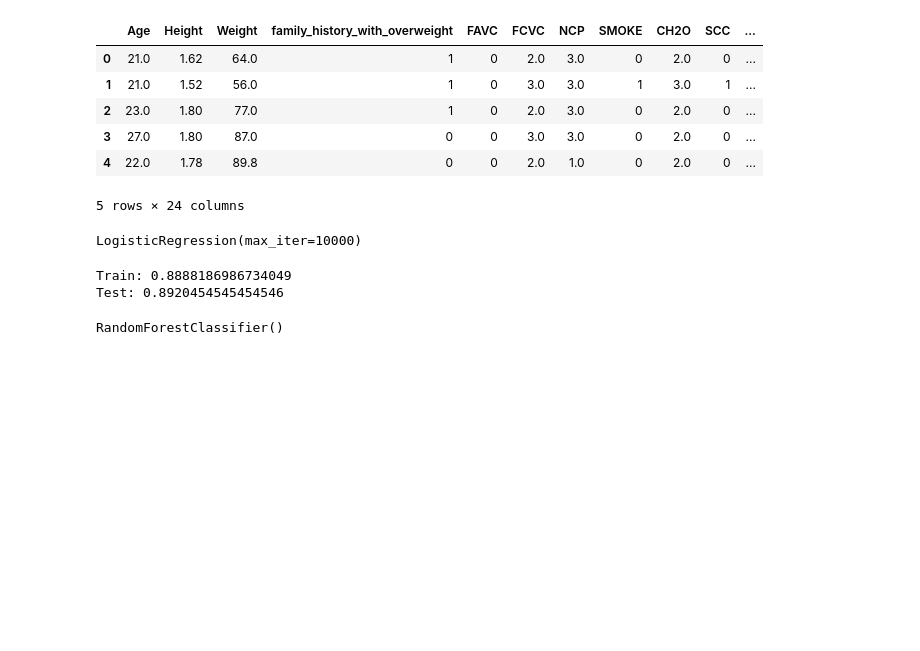
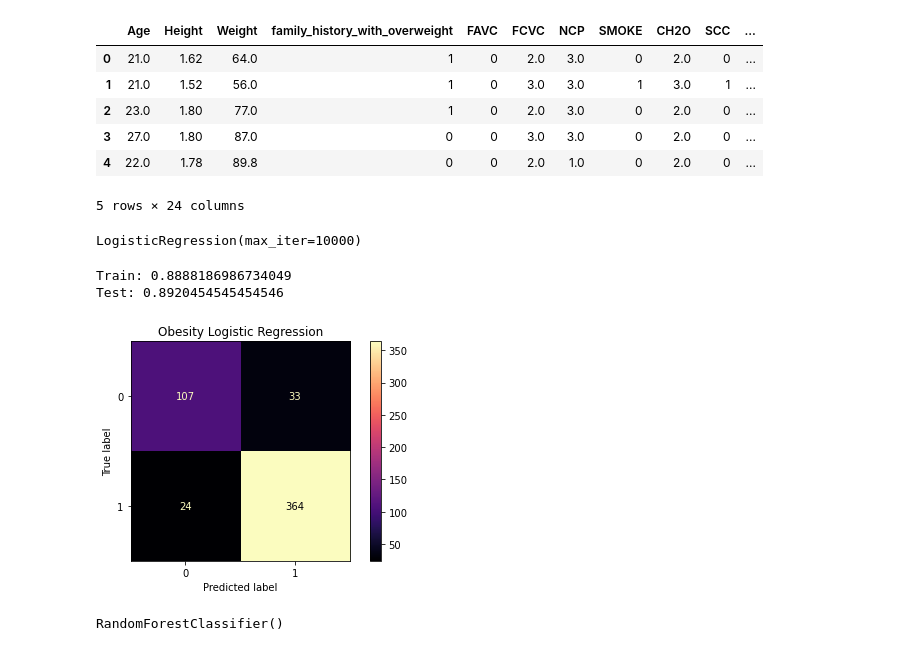
Before and after one commit to sbhewitt/Obesity-Group-Project, a Jupyter notebook: code/rick_model_classification.ipynb, the cells around one changed output. Drawn from its saved outputs; the diff is of its cells as text; code cells hidden in the pictures; blank space fills up the shorter version.

```diff
--- a/code/rick_model_classification.ipynb
+++ b/code/rick_model_classification.ipynb
@@ -39,6 +40,18 @@ print(f'Test: {logreg.score(X_test, y_test)}')
 # %% [output]
 Train: 0.8888186986734049
 Test: 0.8920454545454546
+# %%
+predslog = logreg.predict(X_test)
+# %%
+ConfusionMatrixDisplay.from_predictions(y_test, predslog,
+                                        cmap = 'magma',
+                                       )
+plt.title('Obesity Logistic Regression')
+
+plt.tight_layout()
+#plt.savefig('../images/logreg_simple_cmatrix');
+# %% [output]
+[figure, added]
 # %%
 rf = RandomForestClassifier()
 rf.fit(X_train, y_train)
```
Also changed, not shown: parts of 8 cells of this notebook, 3 other files.
